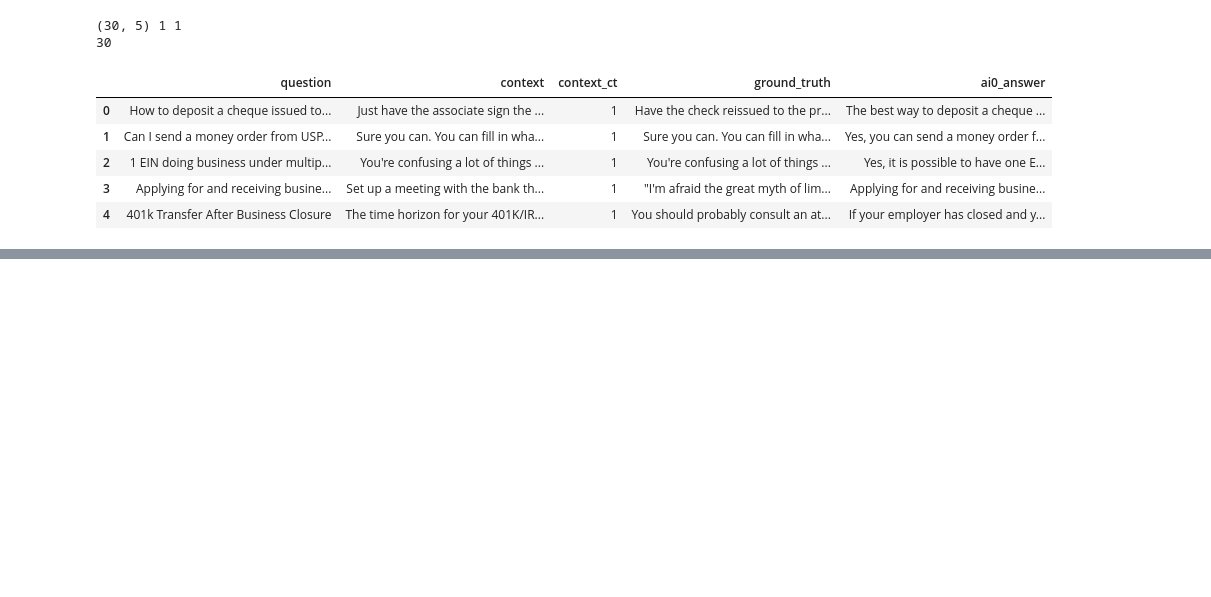
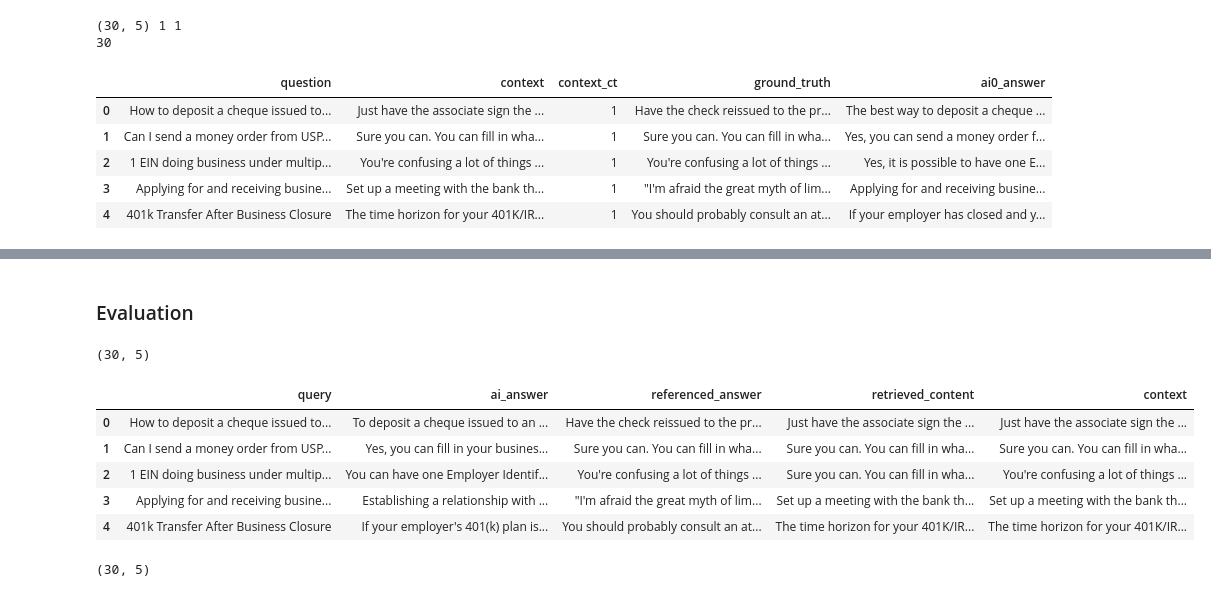
Before and after one commit to hanhanwu/RagDoctor, a Jupyter notebook: experiments/rag_pipeline_exp7.ipynb, the cells around one changed output, grey strips where cells are left out. Saved outputs shown, nothing was run; the diff lists cells and outputs as text; code cells hidden in the pictures; blank space fills up the shorter version.

Commit message:
can get all output

```diff
--- a/experiments/rag_pipeline_exp7.ipynb
+++ b/experiments/rag_pipeline_exp7.ipynb
@@ -100,0 +108,38 @@ AttributeError: 'tuple' object has no attribute 'lower'
+# %% [markdown]
+### Evaluation
+# %%
+from langchain_groq import ChatGroq
+import nest_asyncio
+nest_asyncio.apply()
+
+with open('eval_prompts.yaml', 'r') as file:
+    prompt_versions = yaml.safe_load(file)
+
+eval_llm = ChatGroq(
+    groq_api_key=os.environ["GROQ_TOKEN"],
+    model_name="openai/gpt-oss-20b",
+    temperature=0.7
+)
+
+eval_input_lst = []
+for config in all_config['yaml_config_files']:
+    yaml_config_file = 'output/saved_configs/' + config
+    with open(yaml_config_file, "r", encoding="utf-8") as f:
+        config = yaml.safe_load(f)
+    output_file = config['output_file']
+    response_lst = json.load(open(output_file, "r", encoding="utf-8"))
+    eval_input = get_eval_input(response_lst)
+    eval_input = pd.merge(eval_input, rag_df[['question', 'context']], left_on='query', right_on='question')
+    eval_input.drop(columns=['question'], inplace=True)
+    eval_input_lst.append(eval_input)
+    print(eval_input.shape)
+    display(eval_input.head())
+# %% [output]
+(30, 5)
+|  | query | ai_answer | referenced_answer | retrieved_content | context |
+| 0 | How to deposit a cheque issued to... | To deposit a cheque issued to an ... | Have the check reissued to the pr... | Just have the associate sign the ... | Just have the associate sign the ... |
+| 1 | Can I send a money order from USP... | Yes, you can fill in your busines... | Sure you can. You can fill in wha... | Sure you can. You can fill in wha... | Sure you can. You can fill in wha... |
+| 2 | 1 EIN doing business under multip... | You can have one Employer Identif... | You're confusing a lot of things ... | Sure you can. You can fill in wha... | You're confusing a lot of things ... |
+| 3 | Applying for and receiving busine... | Establishing a relationship with ... | "I'm afraid the great myth of lim... | Set up a meeting with the bank th... | Set up a meeting with the bank th... |
+| 4 | 401k Transfer After Business Closure | If your employer's 401(k) plan is... | You should probably consult an at... | The time horizon for your 401K/IR... | The time horizon for your 401K/IR... |
+(30, 5)
```
Also changed, not shown: parts of 6 cells of this notebook, 2 other files.
